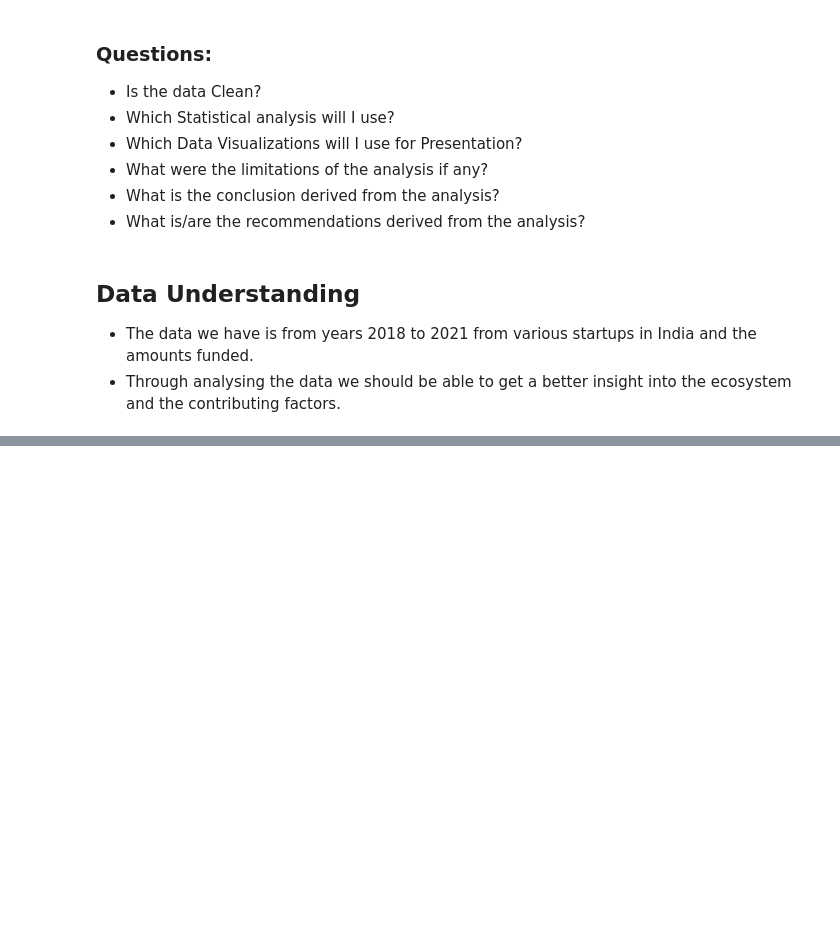
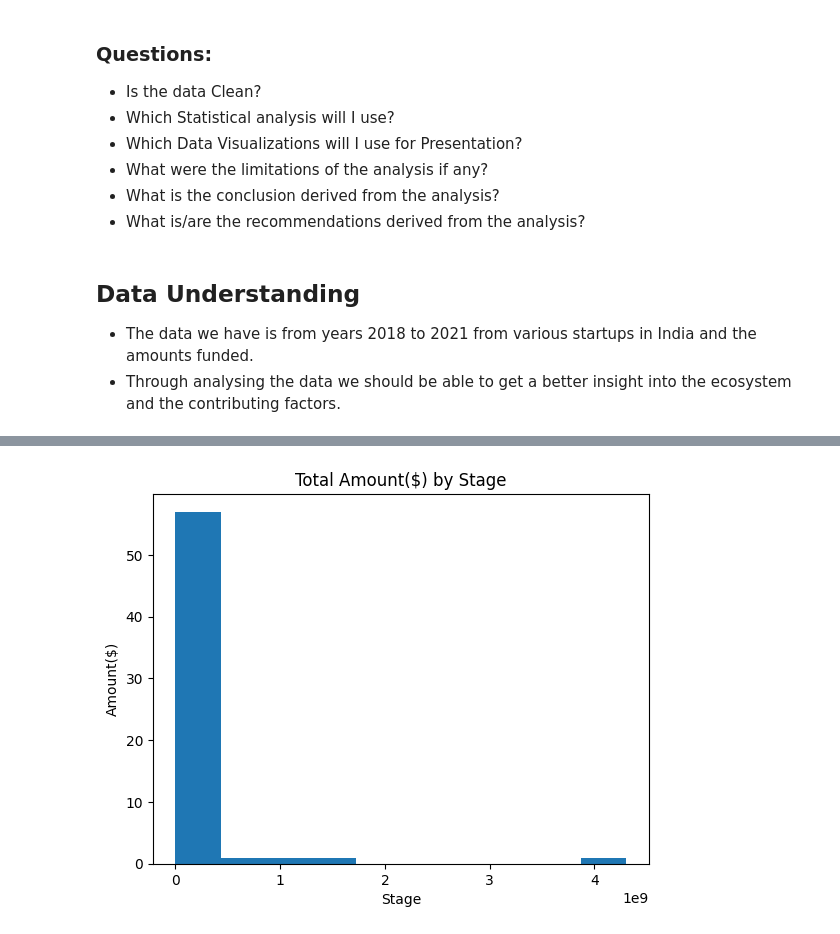
Before and after one commit to qochieng/Data-analysis-of-Startups-Funding-in-India, a Jupyter notebook: Startup-Project.ipynb, the cells around one changed output, grey strips where cells are left out. Saved outputs shown, nothing was run; the diff lists cells and outputs as text; code cells hidden in the pictures; blank space fills up the shorter version.

```diff
--- a/Startup-Project.ipynb
+++ b/Startup-Project.ipynb
@@ -171,0 +318,10 @@ FileNotFoundError: [Errno 2] No such file or directory: 'E:\\AZUBI CAREER ACCELE
+# %%
+import matplotlib.pyplot as plt
+
+df_combine.groupby(by=['Stage'])['Amount($)'].sum().plot(kind='hist')
+plt.xlabel('Stage')
+plt.ylabel('Amount($)')
+plt.title('Total Amount($) by Stage')
+plt.show()
+# %% [output]
+[figure, added]
```
Also changed, not shown: parts of 47 cells of this notebook.
